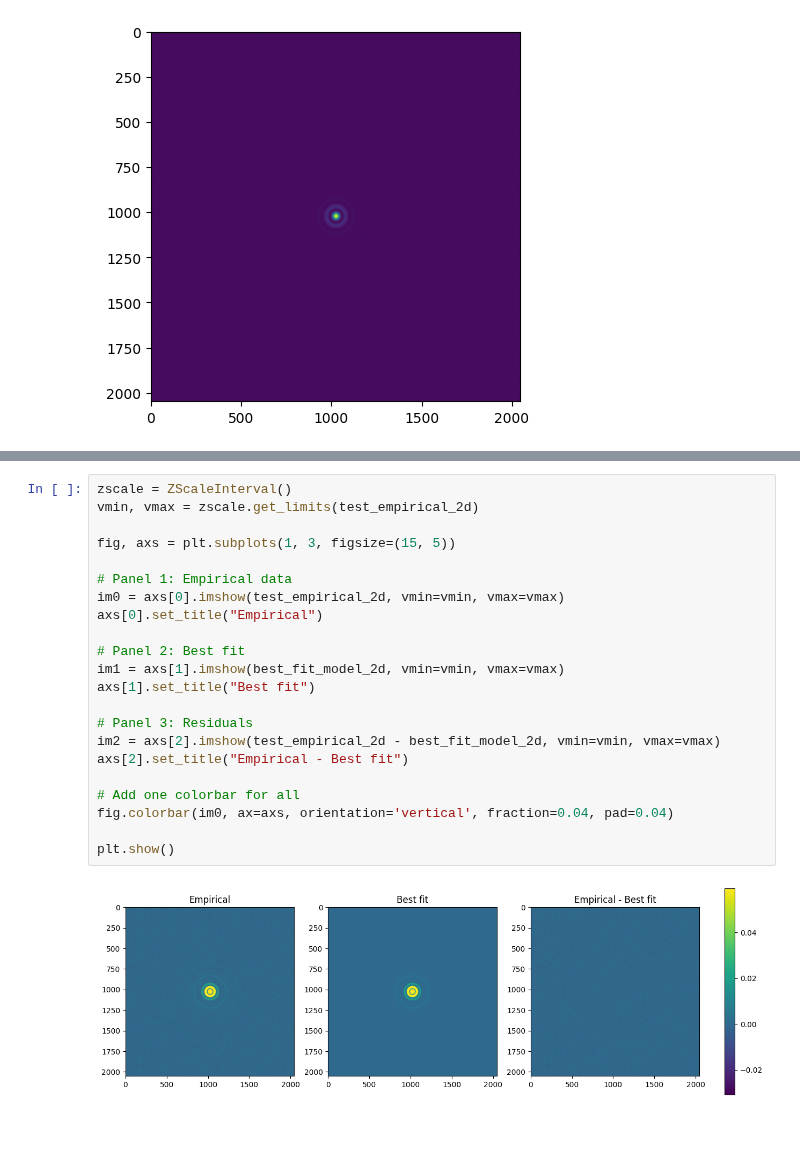
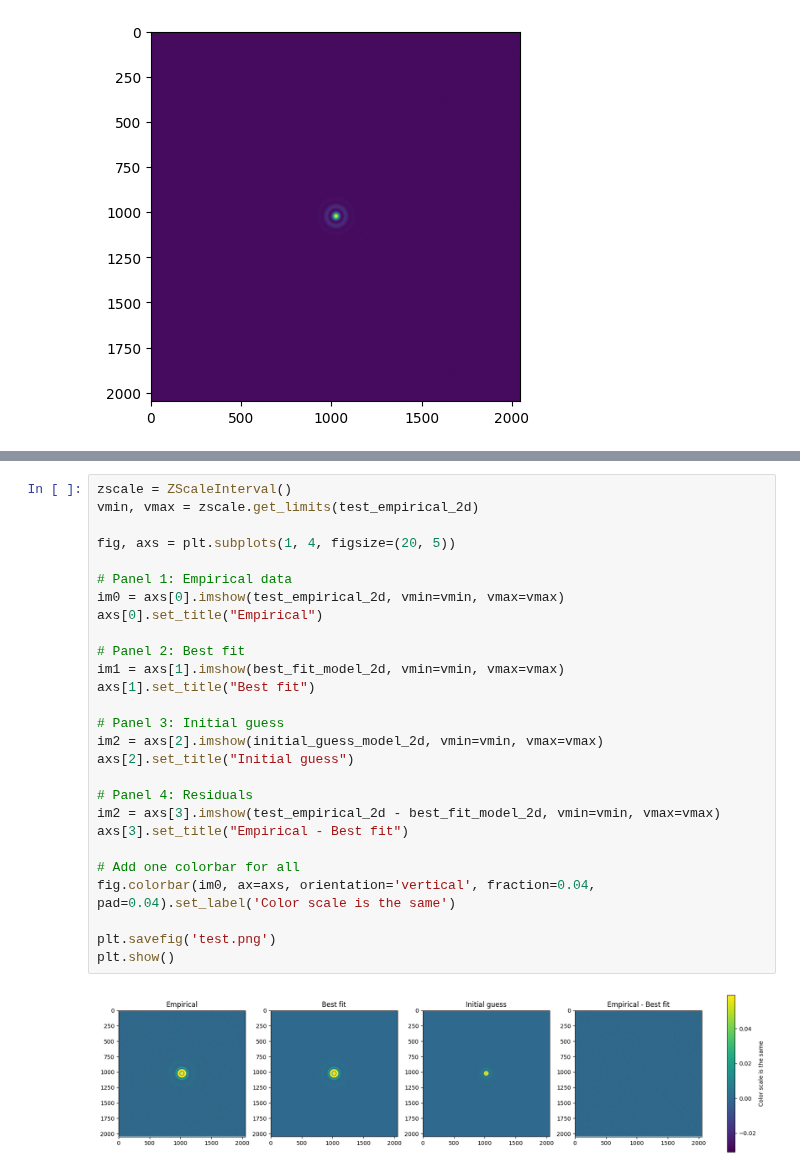
Before and after one commit to mwanakijiji/metis_work, a Jupyter notebook: notebook_working_dir/dev_IMG_OPT_04_fcns.ipynb, the cells around one changed output, grey strips where cells are left out. Saved outputs shown, nothing was run; the diff lists cells and outputs as text; blank space fills up the shorter version.

```diff
--- a/notebook_working_dir/dev_IMG_OPT_04_fcns.ipynb
+++ b/notebook_working_dir/dev_IMG_OPT_04_fcns.ipynb
@@ -257,24 +257,29 @@ Reduced chi-squared = 0.999697
 # %%
 zscale = ZScaleInterval()
 vmin, vmax = zscale.get_limits(test_empirical_2d)
 
-fig, axs = plt.subplots(1, 3, figsize=(15, 5))
+fig, axs = plt.subplots(1, 4, figsize=(20, 5))
 
 # Panel 1: Empirical data
 im0 = axs[0].imshow(test_empirical_2d, vmin=vmin, vmax=vmax)
 axs[0].set_title("Empirical")
 
 # Panel 2: Best fit
 im1 = axs[1].imshow(best_fit_model_2d, vmin=vmin, vmax=vmax)
 axs[1].set_title("Best fit")
 
-# Panel 3: Residuals
-im2 = axs[2].imshow(test_empirical_2d - best_fit_model_2d, vmin=vmin, vmax=vmax)
-axs[2].set_title("Empirical - Best fit")
+# Panel 3: Initial guess
+im2 = axs[2].imshow(initial_guess_model_2d, vmin=vmin, vmax=vmax)
+axs[2].set_title("Initial guess")
+
+# Panel 4: Residuals
+im2 = axs[3].imshow(test_empirical_2d - best_fit_model_2d, vmin=vmin, vmax=vmax)
+axs[3].set_title("Empirical - Best fit")
 
 # Add one colorbar for all
-fig.colorbar(im0, ax=axs, orientation='vertical', fraction=0.04, pad=0.04)
+fig.colorbar(im0, ax=axs, orientation='vertical', fraction=0.04, pad=0.04).set_label('Color scale is the same')
 
+plt.savefig('test.png')
 plt.show()
 # %% [output]
-[figure, old version]
+[figure, new version]
```
Also changed, not shown: parts of 1 cell of this notebook, 1 other file.
